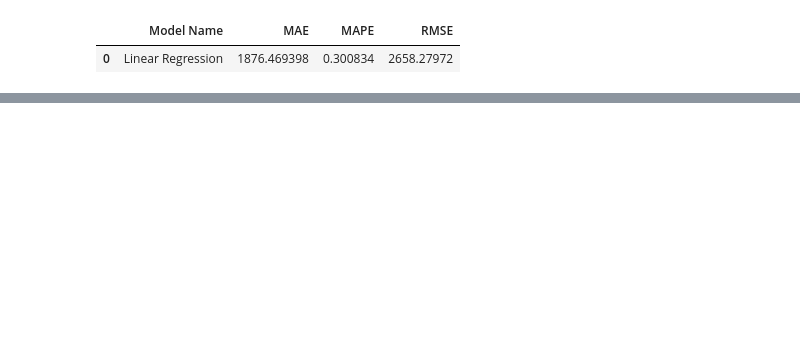
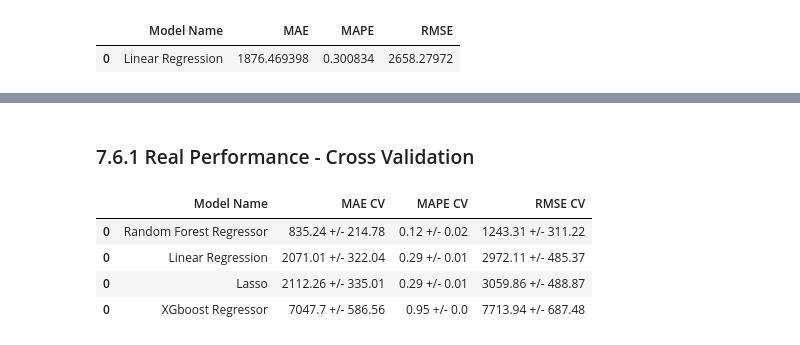
Before and after one commit to jacquelineguilhen/DsEmPoducao, a Jupyter notebook: m07_v01_store_prediction.ipynb, the cells around one changed output, grey strips where cells are left out. Saved outputs shown, nothing was run; the diff lists cells and outputs as text; code cells hidden in the pictures; blank space fills up the shorter version.

```diff
--- a/m07_v01_store_prediction.ipynb
+++ b/m07_v01_store_prediction.ipynb
@@ -1151,0 +1280,3 @@ lrr_result
+# %%
+rf_result_cv = cross_validation (x_training , 5 ,'Random Forest Regressor' , rf ,verbose=True)
+rf_result_cv
@@ -1151,0 +1317,4 @@ lrr_result
+# %%
+xgb_result_cv = cross_validation (x_training , 5 ,'XGboost Regressor ' , model_xgb ,verbose=False)
+
+xgb_result_cv
@@ -1151,0 +1335,11 @@ lrr_result
+# %% [markdown]
+### 7.6.1 Real Performance - Cross Validation
+# %%
+modelling_result_cv = pd.concat([ lr_result_cv , lrr_result_cv , rf_result_cv , xgb_result_cv ])
+modelling_result_cv.sort_values('RMSE CV')
+# %% [output]
+|  | Model Name | MAE CV | MAPE CV | RMSE CV |
+| 0 | Random Forest Regressor | 835.24 +/- 214.78 | 0.12 +/- 0.02 | 1243.31 +/- 311.22 |
+| 0 | Linear Regression | 2071.01 +/- 322.04 | 0.29 +/- 0.01 | 2972.11 +/- 485.37 |
+| 0 | Lasso | 2112.26 +/- 335.01 | 0.29 +/- 0.01 | 3059.86 +/- 488.87 |
+| 0 | XGboost Regressor | 7047.7 +/- 586.56 | 0.95 +/- 0.0 | 7713.94 +/- 687.48 |
```
Also changed, not shown: parts of 43 cells of this notebook.
